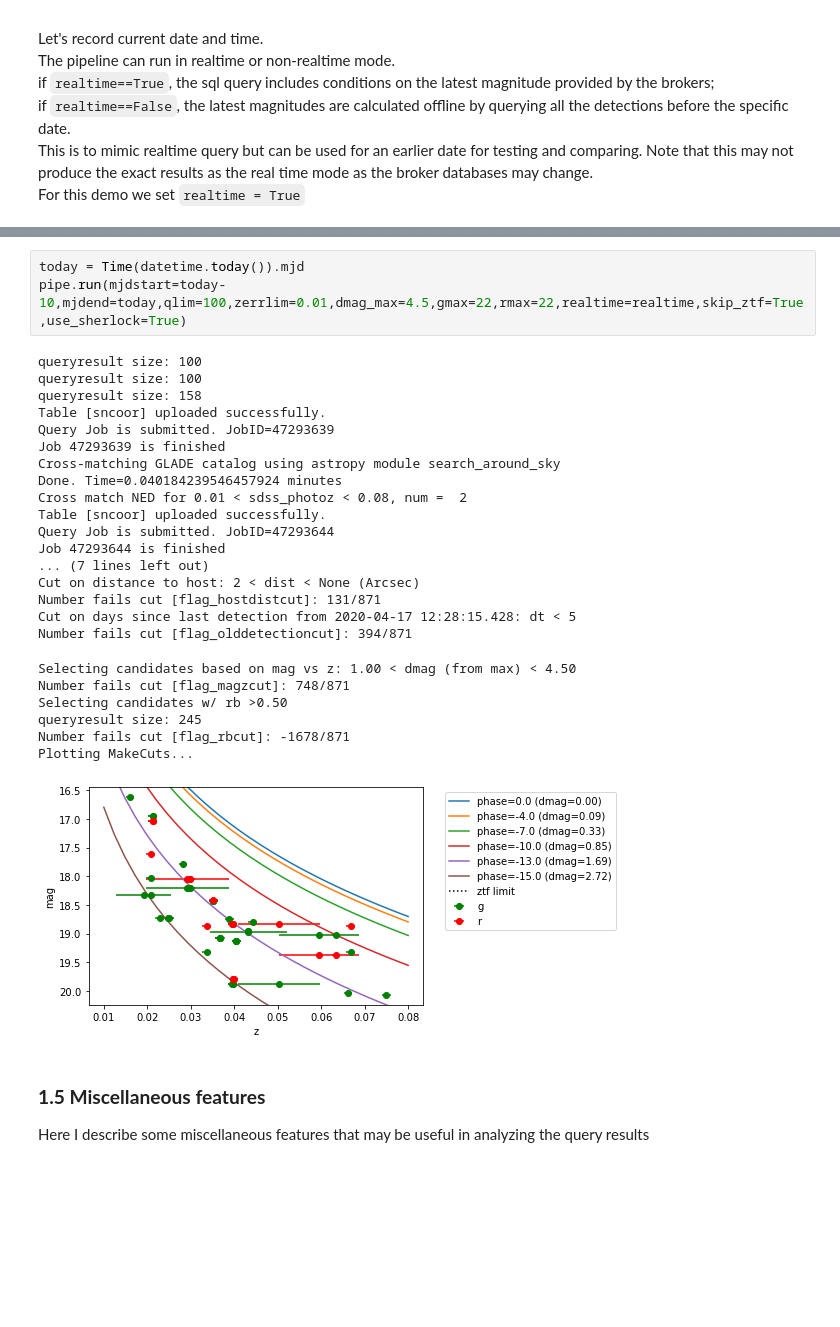
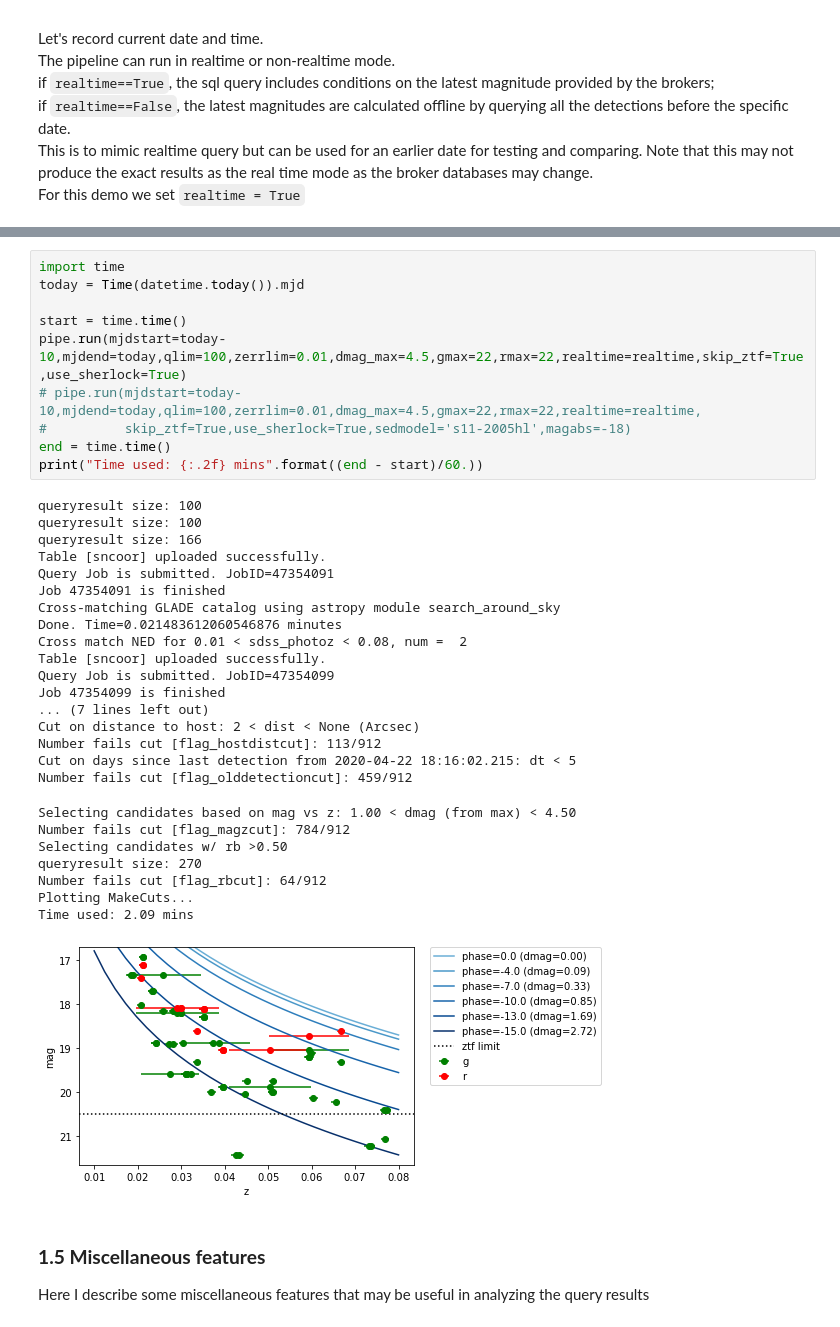
Before and after one commit to mi-dai/sirahtargets-public, a Jupyter notebook: demo_notebook.ipynb, the cells around one changed output, grey strips where cells are left out. Cells and saved outputs as stored; diff of their text form; blank space fills up the shorter version.

```diff
--- a/demo_notebook.ipynb
+++ b/demo_notebook.ipynb
@@ -107,33 +113,41 @@ Here I list some useful ones (and their default values): <br>
 
 `pipe.run()` **runs the pipeline and applies the selection cuts defined in <a href='#init_pipe'>1.2 initialize the pipeline</a>, and makes a mag/z plot for the objects that passed all cuts. This may take a while (a few minutes to about less than an hour) depending on how large the query is and how many objects to be crossmatched.**
 # %%
+import time
 today = Time(datetime.today()).mjd
+
+start = time.time()
 pipe.run(mjdstart=today-10,mjdend=today,qlim=100,zerrlim=0.01,dmag_max=4.5,gmax=22,rmax=22,realtime=realtime,skip_ztf=True,use_sherlock=True)
+# pipe.run(mjdstart=today-10,mjdend=today,qlim=100,zerrlim=0.01,dmag_max=4.5,gmax=22,rmax=22,realtime=realtime,
+#          skip_ztf=True,use_sherlock=True,sedmodel='s11-2005hl',magabs=-18)
+end = time.time()
+print("Time used: {:.2f} mins".format((end - start)/60.))
 # %% [output]
 queryresult size: 100
 queryresult size: 100
-queryresult size: 158
+queryresult size: 166
 Table [sncoor] uploaded successfully.
-Query Job is submitted. JobID=47293639
-Job 47293639 is finished
+Query Job is submitted. JobID=47354091
+Job 47354091 is finished
 Cross-matching GLADE catalog using astropy module search_around_sky
-Done. Time=0.040184239546457924 minutes
+Done. Time=0.021483612060546876 minutes
 Cross match NED for 0.01 < sdss_photoz < 0.08, num =  2
 Table [sncoor] uploaded successfully.
-Query Job is submitted. JobID=47293644
-Job 47293644 is finished
+Query Job is submitted. JobID=47354099
+Job 47354099 is finished
 ... (7 lines left out)
 Cut on distance to host: 2 < dist < None (Arcsec)
-Number fails cut [flag_hostdistcut]: 131/871
-Cut on days since last detection from 2020-04-17 12:28:15.428: dt < 5
-Number fails cut [flag_olddetectioncut]: 394/871
+Number fails cut [flag_hostdistcut]: 113/912
+Cut on days since last detection from 2020-04-22 18:16:02.215: dt < 5
+Number fails cut [flag_olddetectioncut]: 459/912
 Selecting candidates based on mag vs z: 1.00 < dmag (from max) < 4.50
-Number fails cut [flag_magzcut]: 748/871
+Number fails cut [flag_magzcut]: 784/912
 Selecting candidates w/ rb >0.50
-queryresult size: 245
-Number fails cut [flag_rbcut]: -1678/871
+queryresult size: 270
+Number fails cut [flag_rbcut]: 64/912
 Plotting MakeCuts...
+Time used: 2.09 mins
-[figure, old version]
+[figure, new version]
 # %% [markdown]
 ### **1.5 Miscellaneous features**
 Here I describe some miscellaneous features that may be useful in analyzing the query results
```
Also changed, not shown: parts of 4 cells of this notebook, 2 other files.
